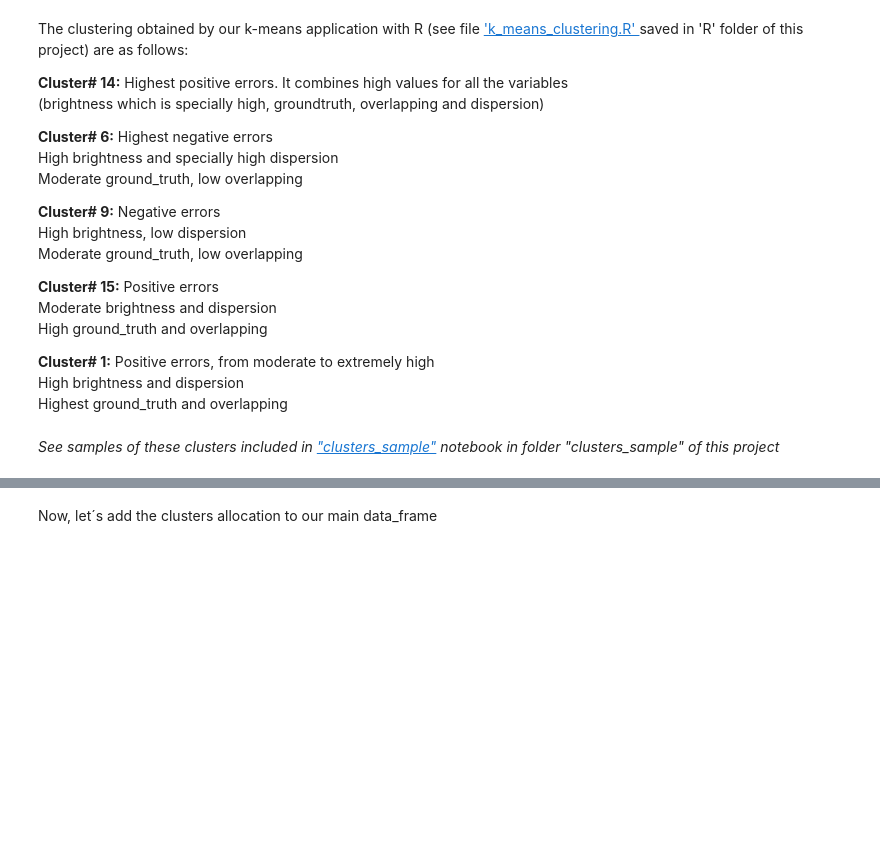
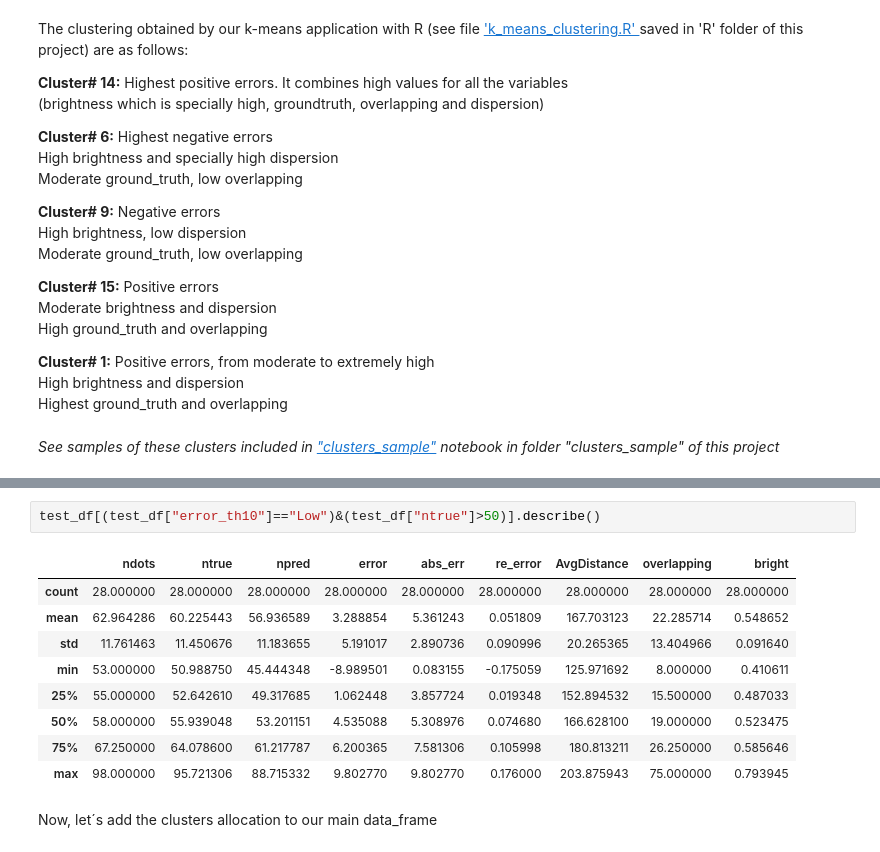
Before and after one commit to jorgealcubilla/TFM_DataScience, a Jupyter notebook: iv_analysis_for_improvement.ipynb, the cells around one changed output, grey strips where cells are left out. Saved outputs shown, nothing was run; the diff lists cells and outputs as text; blank space fills up the shorter version.

```diff
--- a/iv_analysis_for_improvement.ipynb
+++ b/iv_analysis_for_improvement.ipynb
@@ -749,3 +754,15 @@ Highest ground_truth and overlapping<br>
+# %%
+test_df[(test_df["error_th10"]=="Low")&(test_df["ntrue"]>50)].describe()
+# %% [output]
+|  | ndots | ntrue | npred | error | abs_err | re_error | AvgDistance | overlapping | bright |
+| count | 28.000000 | 28.000000 | 28.000000 | 28.000000 | 28.000000 | 28.000000 | 28.000000 | 28.000000 | 28.000000 |
+| mean | 62.964286 | 60.225443 | 56.936589 | 3.288854 | 5.361243 | 0.051809 | 167.703123 | 22.285714 | 0.548652 |
+| std | 11.761463 | 11.450676 | 11.183655 | 5.191017 | 2.890736 | 0.090996 | 20.265365 | 13.404966 | 0.091640 |
+| min | 53.000000 | 50.988750 | 45.444348 | -8.989501 | 0.083155 | -0.175059 | 125.971692 | 8.000000 | 0.410611 |
+| 25% | 55.000000 | 52.642610 | 49.317685 | 1.062448 | 3.857724 | 0.019348 | 152.894532 | 15.500000 | 0.487033 |
+| 50% | 58.000000 | 55.939048 | 53.201151 | 4.535088 | 5.308976 | 0.074680 | 166.628100 | 19.000000 | 0.523475 |
+| 75% | 67.250000 | 64.078600 | 61.217787 | 6.200365 | 7.581306 | 0.105998 | 180.813211 | 26.250000 | 0.585646 |
+| max | 98.000000 | 95.721306 | 88.715332 | 9.802770 | 9.802770 | 0.176000 | 203.875943 | 75.000000 | 0.793945 |
 # %% [markdown]
 Now, let´s add the clusters allocation to our main data_frame
 # %%
```
Also changed, not shown: parts of 7 cells of this notebook.
